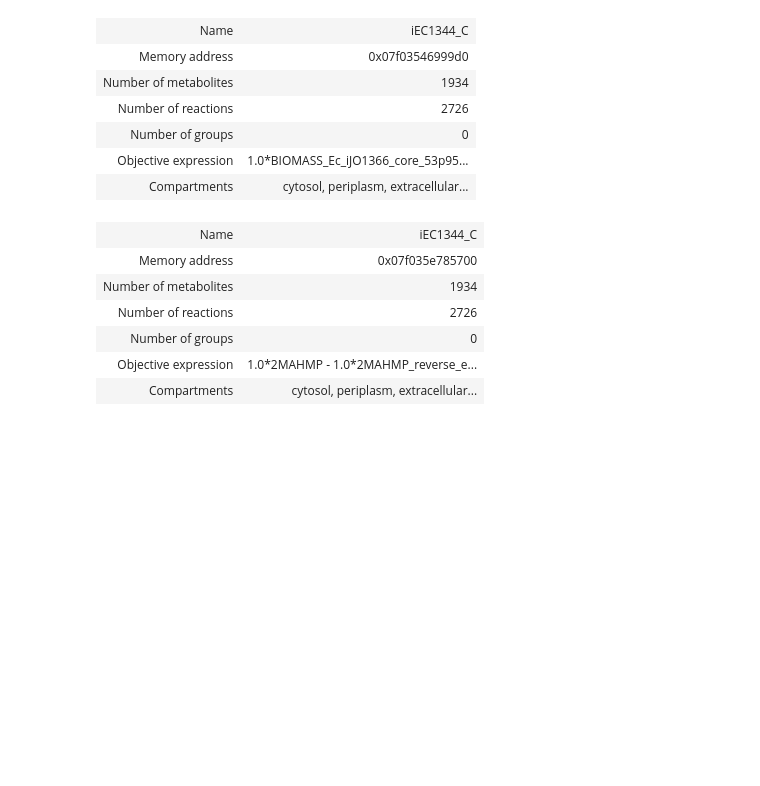
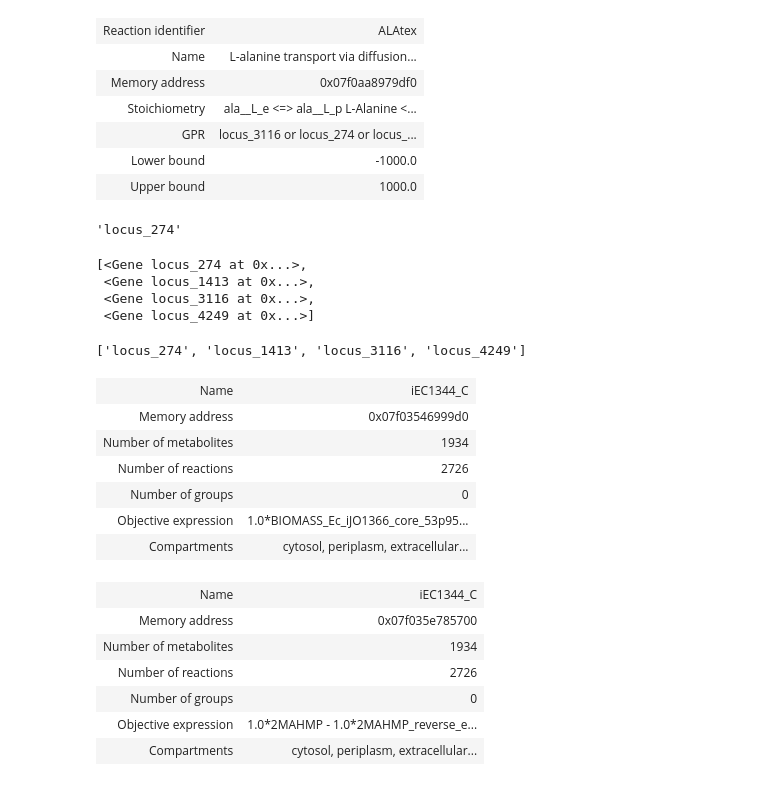
Before and after one commit to fcomnozz/GALLANT_gapfilling, a Jupyter notebook: gapfilling/gapfilling_draft.ipynb, the cells around one changed output. Cells and saved outputs as stored; diff of their text form; code cells hidden in the pictures; blank space fills up the shorter version.

```diff
--- a/gapfilling/gapfilling.ipynb
+++ b/gapfilling/gapfilling_draft.ipynb
@@ -33,3 +104,30 @@ x = load_query_model_file("iEC1344_C.xml")
+# %%
+# Several genes
+x.reactions[580]
+# %% [output]
+| Reaction identifier | ALAtex |
+| Name | L-alanine transport via diffusion... |
+| Memory address | 0x07f0aa8979df0 |
+| Stoichiometry | ala__L_e <=> ala__L_p L-Alanine <... |
+| GPR | locus_3116 or locus_274 or locus_... |
+| Lower bound | -1000.0 |
+| Upper bound | 1000.0 |
+# %%
+str(list(x.reactions[580].genes)[0])
+# %% [output]
+'locus_274'
+# %%
+# that method doesn't work
+list(x.reactions[580].genes)
+# %% [output]
+[<Gene locus_274 at 0x...>,
+ <Gene locus_1413 at 0x...>,
+ <Gene locus_3116 at 0x...>,
+ <Gene locus_4249 at 0x...>]
+# %%
+[str(list(x.reactions[580].genes)[i]) for i in range(len(list(x.reactions[580].genes)))]
+# %% [output]
+['locus_274', 'locus_1413', 'locus_3116', 'locus_4249']
 # %%
 def load_query_model(model, obj = None):
     """
```
Also changed, not shown: parts of 11 cells of this notebook.
